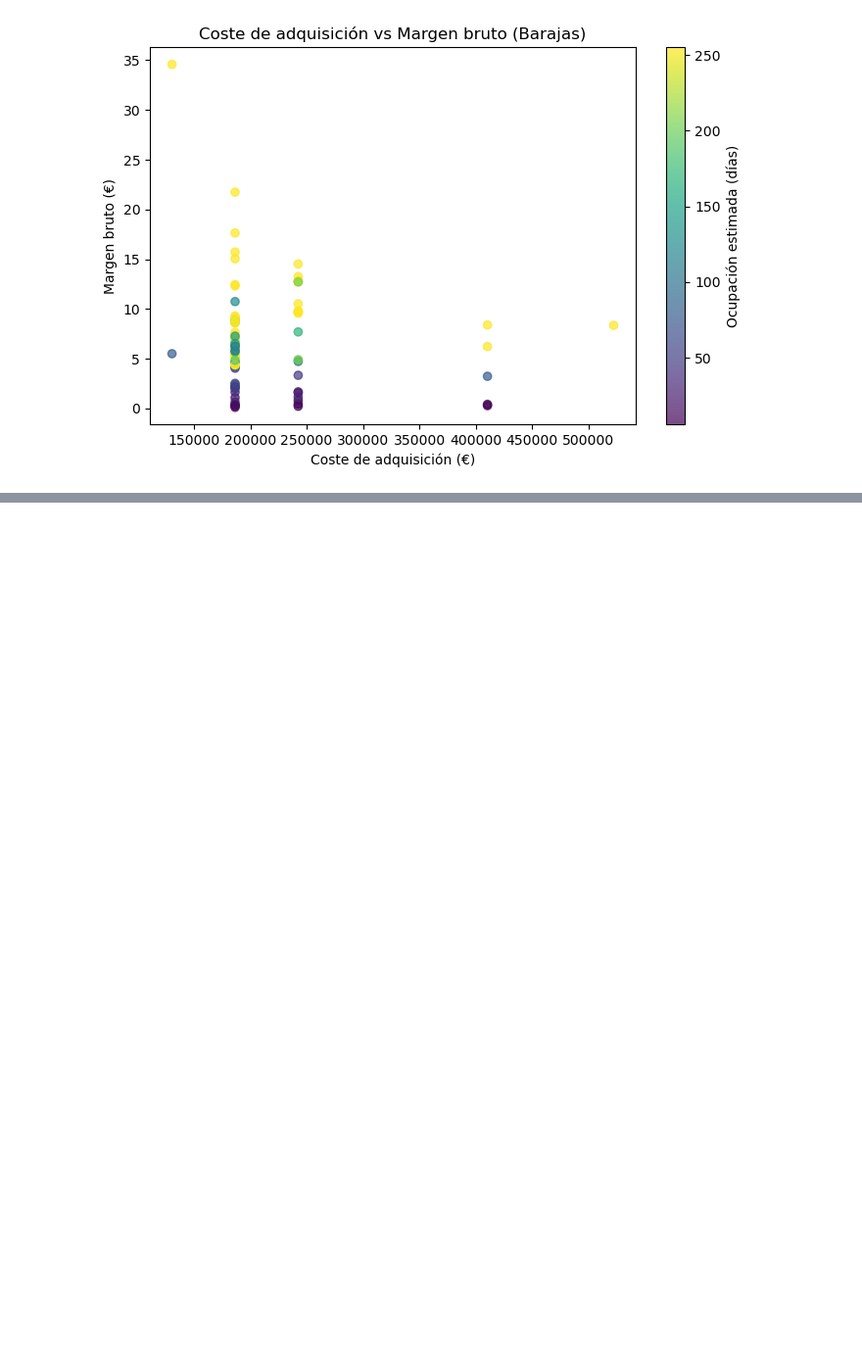
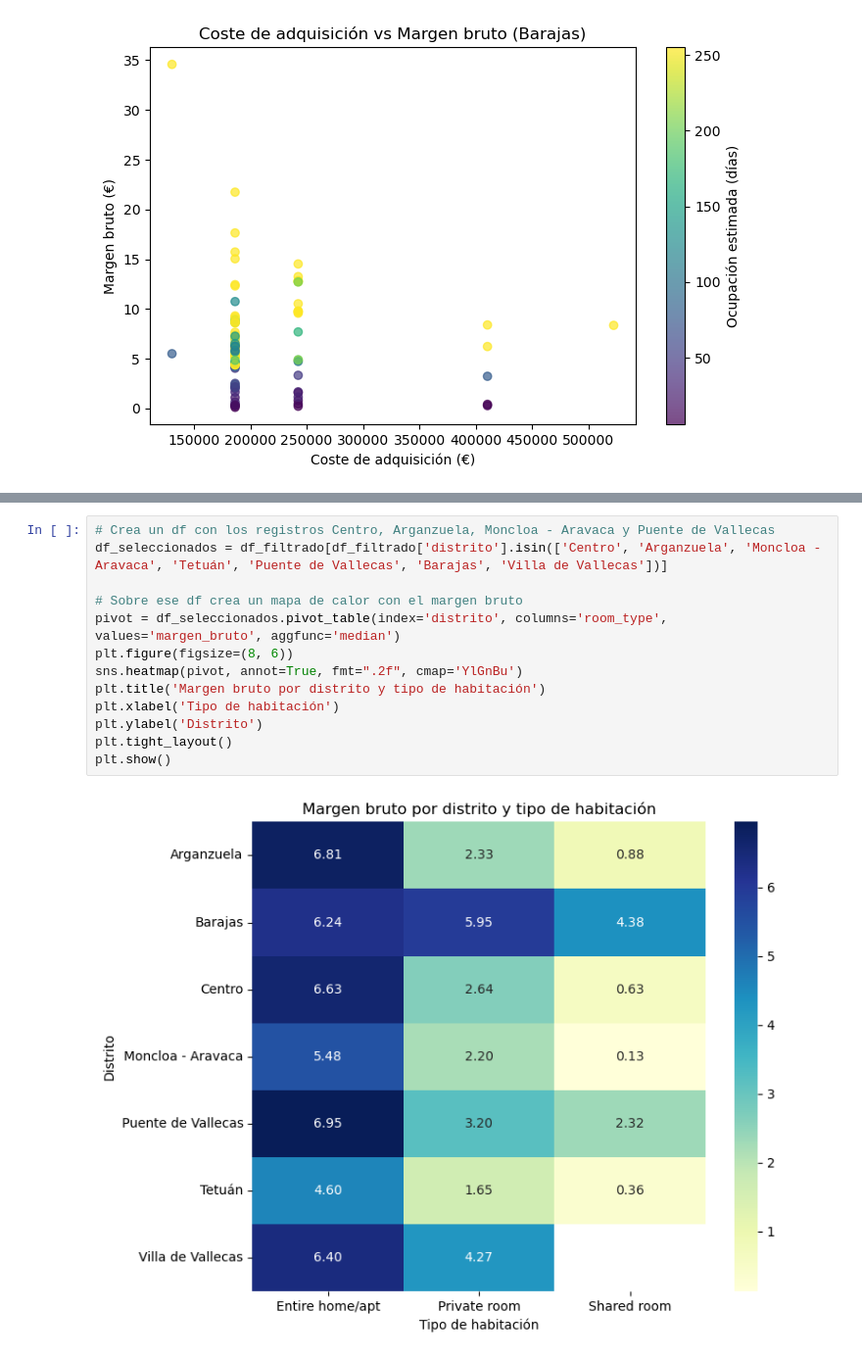
Before and after one commit to PabloHVega/Analisis-Inmobiliario, a Jupyter notebook: notebooks/03_Analisis.ipynb, the cells around one changed output, grey strips where cells are left out. Shown at 98% size. Cells and saved outputs as stored; diff of their text form; blank space fills up the shorter version.

Commit message:
Creación de mapas

```diff
--- a/notebooks/03_Analisis.ipynb
+++ b/notebooks/03_Analisis.ipynb
@@ -498,0 +539,15 @@ plt.show()
+# %%
+# Crea un df con los registros Centro, Arganzuela, Moncloa - Aravaca y Puente de Vallecas
+df_seleccionados = df_filtrado[df_filtrado['distrito'].isin(['Centro', 'Arganzuela', 'Moncloa - Aravaca', 'Tetuán', 'Puente de Vallecas', 'Barajas', 'Villa de Vallecas'])]
+
+# Sobre ese df crea un mapa de calor con el margen bruto
+pivot = df_seleccionados.pivot_table(index='distrito', columns='room_type', values='margen_bruto', aggfunc='median')
+plt.figure(figsize=(8, 6))
+sns.heatmap(pivot, annot=True, fmt=".2f", cmap='YlGnBu')
+plt.title('Margen bruto por distrito y tipo de habitación')
+plt.xlabel('Tipo de habitación')
+plt.ylabel('Distrito')
+plt.tight_layout()
+plt.show()
+# %% [output]
+[figure, added]
```
Also changed, not shown: parts of 9 cells of this notebook, 3 other files.
